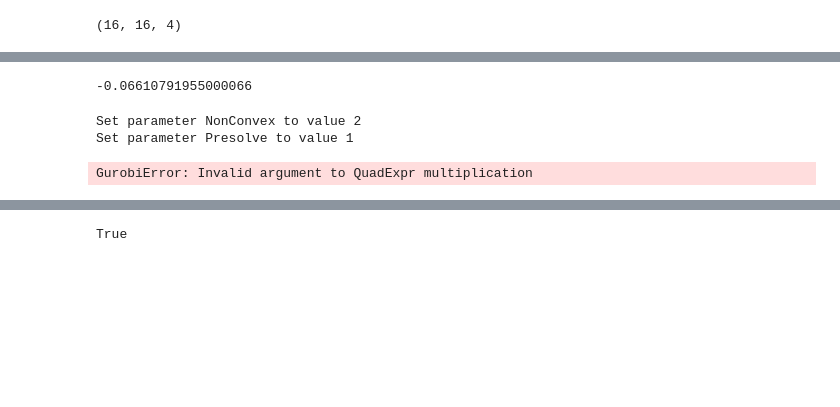
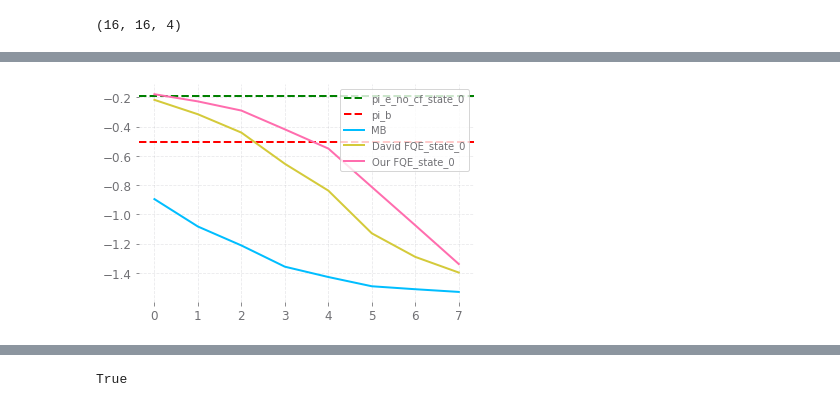
Before and after one commit to hetankevin/off-policy, a Jupyter notebook: camera_ready_figure_1.ipynb, the cells around one changed output, grey strips where cells are left out. Drawn from its saved outputs; the diff is of its cells as text; code cells hidden in the pictures; blank space fills up the shorter version.

```diff
--- a/camera_ready_figure_1.ipynb
+++ b/camera_ready_figure_1.ipynb
@@ -252,0 +551,2 @@ plt.imshow((G_ub - G_lb)[:,:,0])
+# %%
+objVals = mbrlLoop(0)
@@ -253,9 +572,25 @@ plt.imshow((G_ub - G_lb)[:,:,0])
 # %%
+so = 0
+
 returns = confound_mdp.calc_returns(dataset, gamma, horizon)
 pi_b_val = returns.mean()
 
 Q0 = np.zeros((nStates, nActions))
 nom_q = Q0.copy()
 for t in range(horizon):
     nom_q = confound_ope.fitted_q_update(nom_q, pi_e, dataset, mdp)
-pi_e_val = mdp.get_value(nom_q,pi_e)[1]
+pi_e_val = mdp.get_value(nom_q,pi_e)[0][so]
+
+
+plt.axhline(pi_e_val, color='green', linestyle='--', label='pi_e_no_cf_state_' + str(so))
+plt.axhline(pi_b_val, color='red', linestyle='--', label='pi_b')
+
+plt.plot(objVals, label='MB')
+plt.plot(np.array(fqe_results)[:,so], label='David FQE_state_'+str(so))
+plt.plot(np.array(cfqe_results)[:,so], label='Our FQE_state_'+str(so))
+
+
+plt.legend()
+plt.savefig("ohdear.jpg")
+# %% [output]
+[figure, added]
@@ -458,19 +596,0 @@ horizon = 4
-# %%
-def recursiveV(h, so):
-    if h == horizon:
-        return 0
-    else:
-        return (sum(pi_e[so, a]*R_sa[so, a]
-                    for a in range(nActions)) +
-        sum(pi_e[so, a]*P_spsa[sp,so,a]*recursiveV(h+1, sp)
-                    for a in range(nActions)
-                    for sp in range(nStates)))
-recursiveV(0, 0)
-# %% [output]
--0.06610791955000066
-# %%
-mbrlRecursive()
-# %% [output]
-Set parameter NonConvex to value 2
-Set parameter Presolve to value 1
-GurobiError: Invalid argument to QuadExpr multiplication
```
Also changed, not shown: parts of 20 cells of this notebook, 2 other files.
